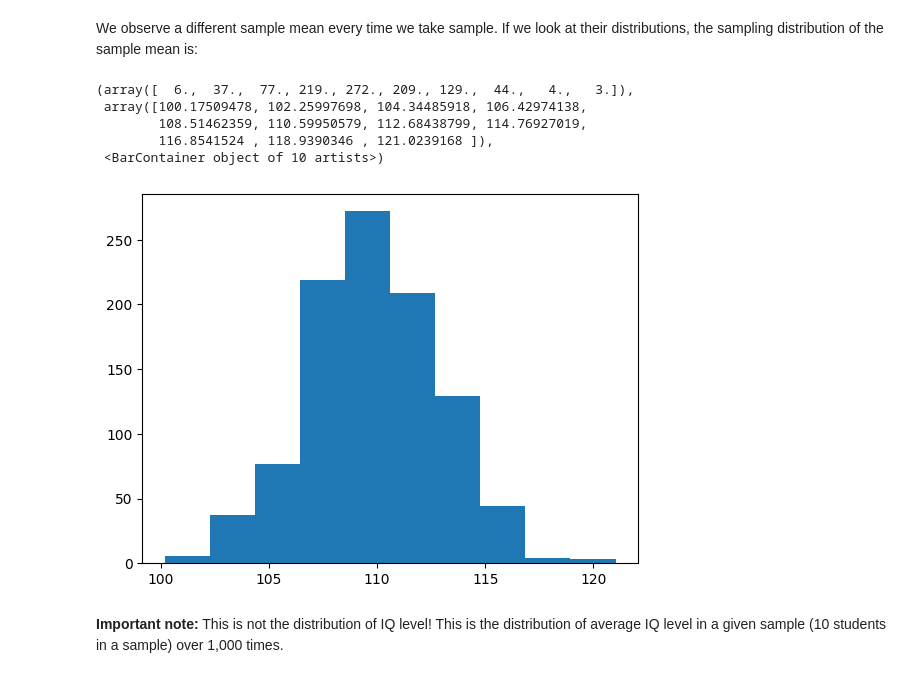
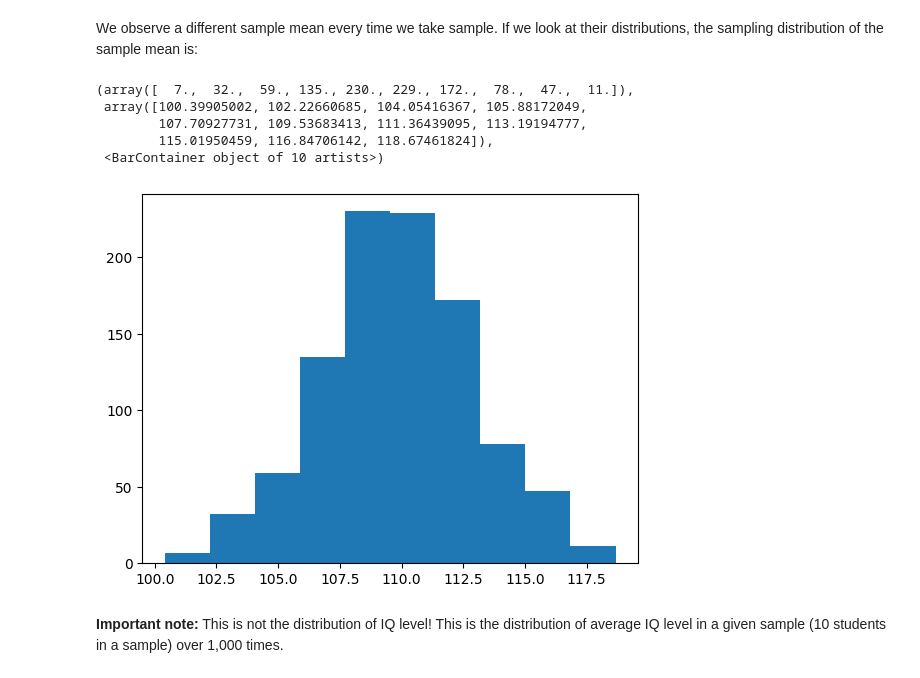
Before and after one commit to Ziqi-Li/GIS5122, a Jupyter notebook: notebooks/W2 Statistical Inference sampling distribution of sample mean and variance.ipynb, the cells around one changed output. Drawn from its saved outputs; the diff is of its cells as text; code cells hidden in the pictures.

```diff
--- a/notebooks/W2 Statistical Inference sampling distribution of sample mean and variance.ipynb
+++ b/notebooks/W2 Statistical Inference sampling distribution of sample mean and variance.ipynb
@@ -90,14 +90,14 @@ for i in range(1000):
 # %% [markdown]
 We observe a different sample mean every time we take sample. If we look at their distributions, the sampling distribution of the sample mean is:
 # %%
-plt.hist(sample_mean_list)
+plt.hist(sample_10_mean_list)
 # %% [output]
-(array([  6.,  37.,  77., 219., 272., 209., 129.,  44.,   4.,   3.]),
- array([100.17509478, 102.25997698, 104.34485918, 106.42974138,
-        108.51462359, 110.59950579, 112.68438799, 114.76927019,
-        116.8541524 , 118.9390346 , 121.0239168 ]),
+(array([  7.,  32.,  59., 135., 230., 229., 172.,  78.,  47.,  11.]),
+ array([100.39905002, 102.22660685, 104.05416367, 105.88172049,
+        107.70927731, 109.53683413, 111.36439095, 113.19194777,
+        115.01950459, 116.84706142, 118.67461824]),
  <BarContainer object of 10 artists>)
-[figure, old version]
+[figure, new version]
 # %% [markdown]
 **Important note:** This is not the distribution of IQ level! This is the distribution of average IQ level in a given sample (10 students in a sample) over 1,000 times.
 # %% [markdown]
```
Also changed, not shown: parts of 22 cells of this notebook.
